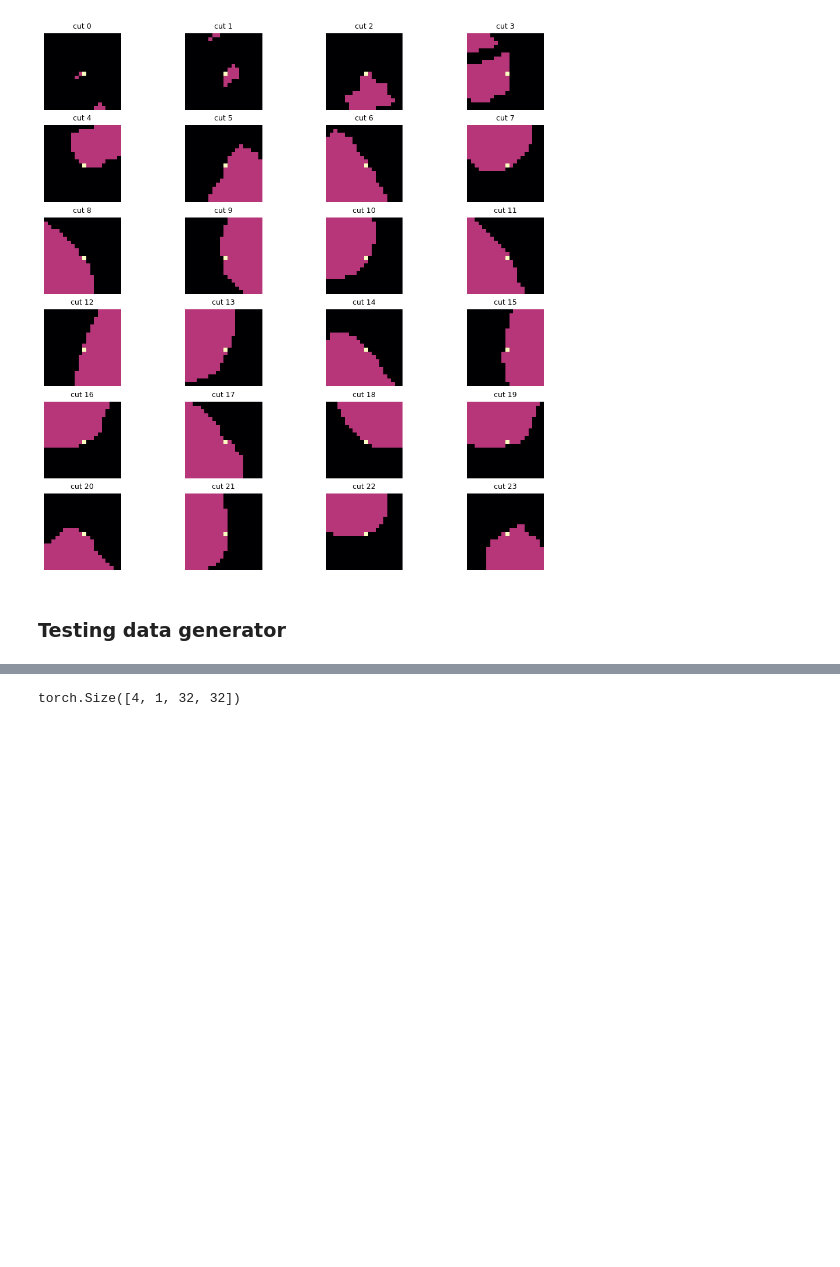
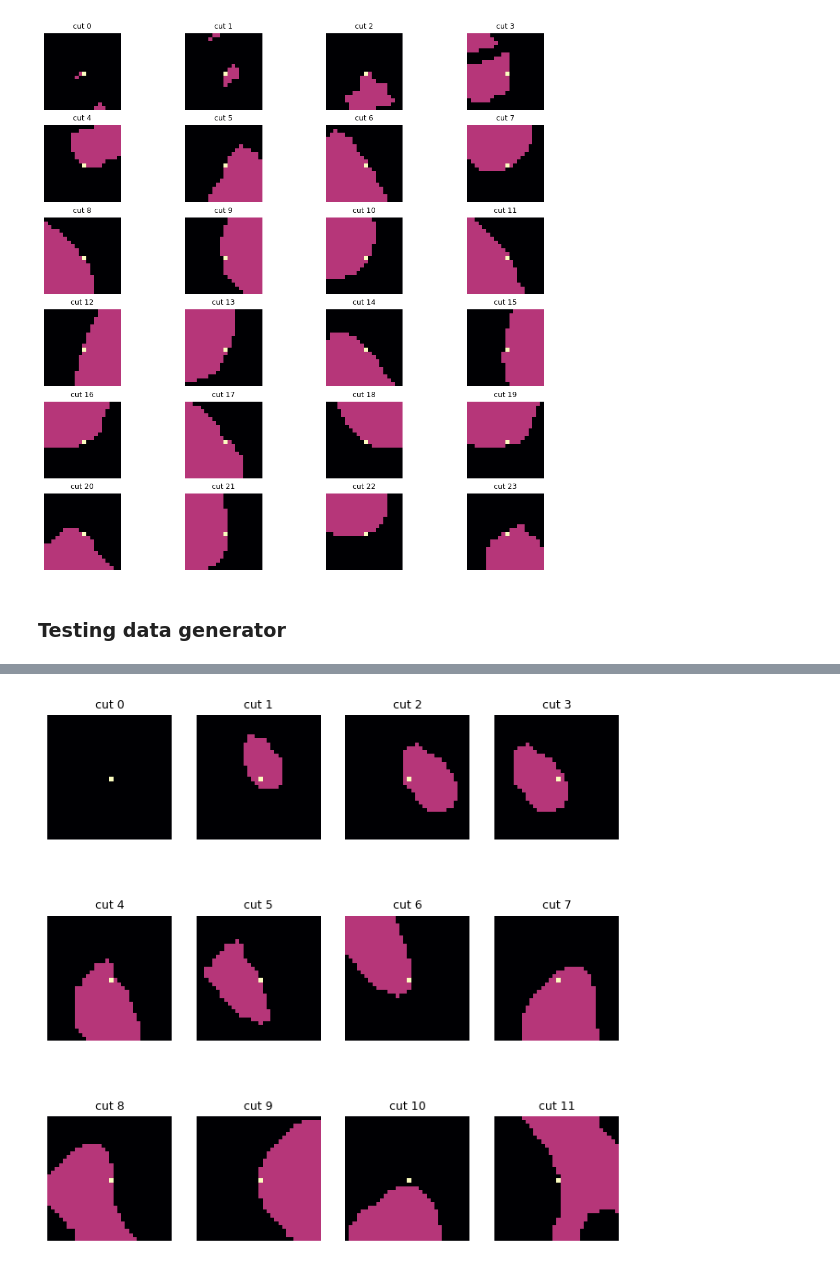
Before and after one commit to kuko6/click-correction, a Jupyter notebook: notebooks/active_learning.ipynb, the cells around one changed output, grey strips where cells are left out. Saved outputs shown, nothing was run; the diff lists cells and outputs as text; code cells hidden in the pictures; blank space fills up the shorter version.

```diff
--- a/notebooks/active_learning.ipynb
+++ b/notebooks/active_learning.ipynb
@@ -338,4 +291,0 @@ batches = [torch.stack(cuts[i:i+batch_size]) for i in range(0, len(cuts), batch_
-# %%
-batches[0].shape
-# %% [output]
-torch.Size([4, 1, 32, 32])
@@ -348,0 +292,4 @@ for cuts in data:
+# %%
+plot_cuts(faked_cuts)
+# %% [output]
+[figure, added]
```
Also changed, not shown: parts of 29 cells of this notebook, 6 other files.
